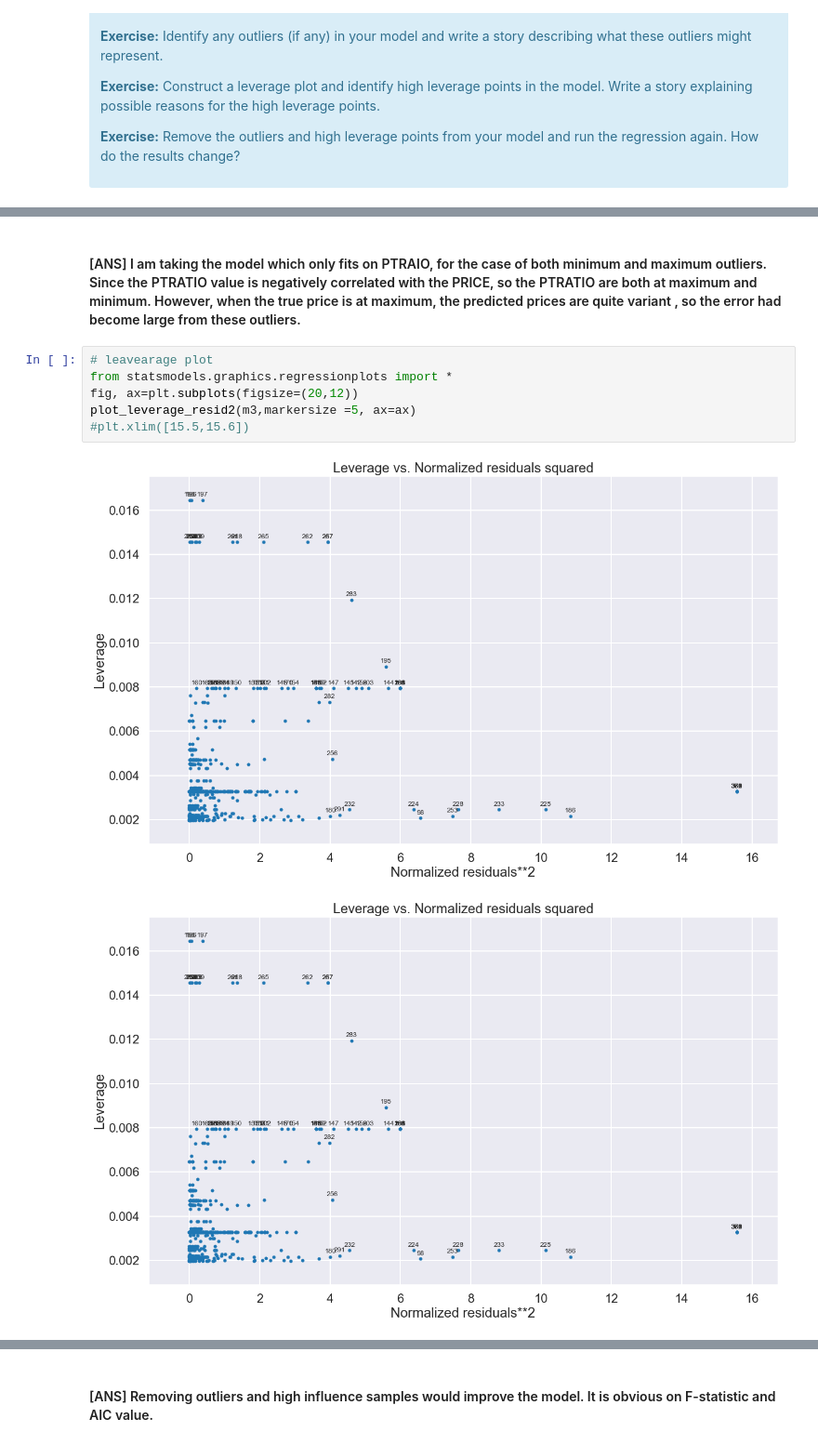
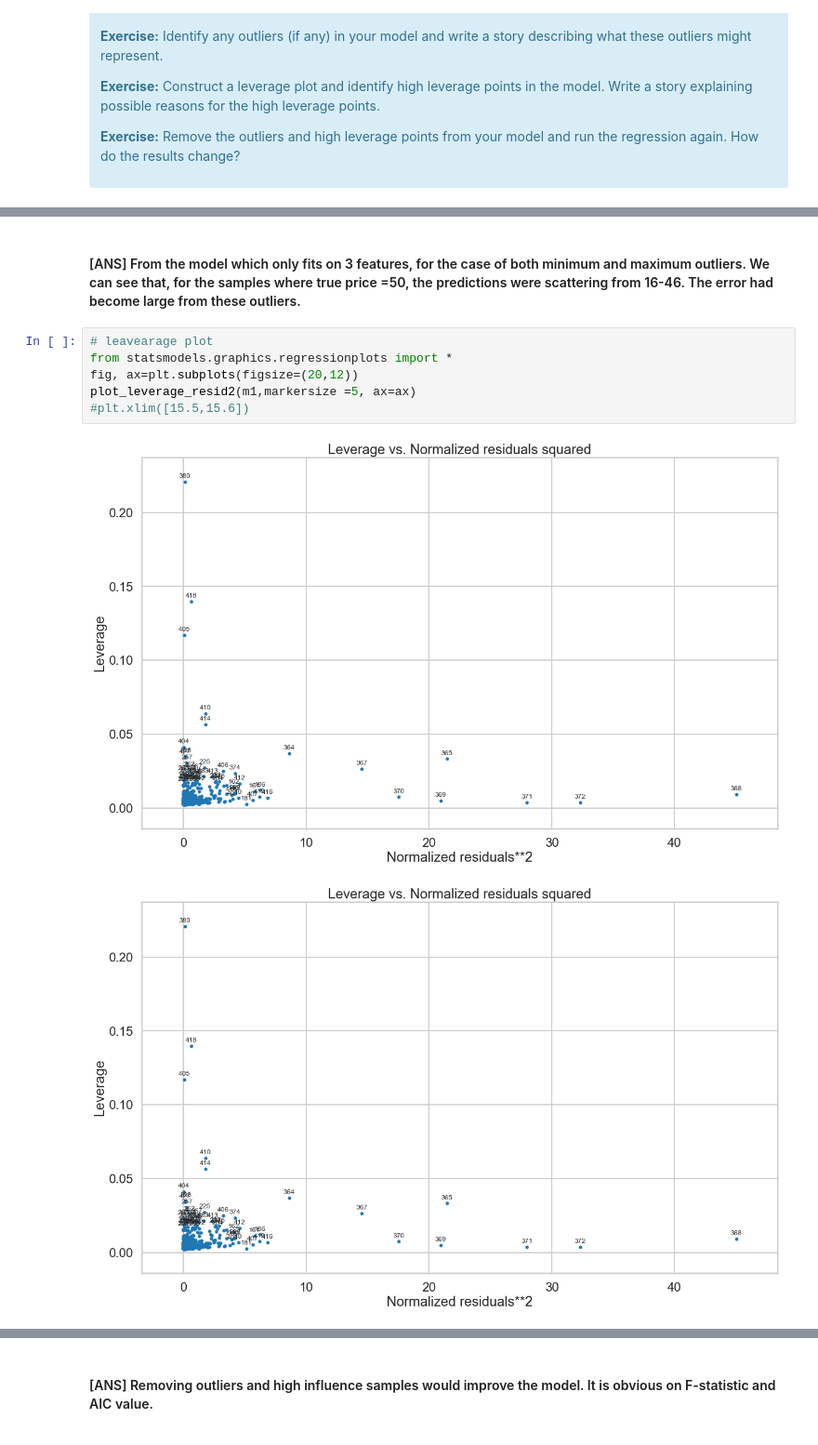
Before and after one commit to rt0161/10.1.5-LinearRegression-Boston-Housing-Dataset, a Jupyter notebook: Mini_Project_Linear_Regression.ipynb, the cells around one changed output, grey strips where cells are left out. Shown at 93% size. Cells and saved outputs as stored; diff of their text form.

Commit message:
with updates on the last answer.
Use model fixed on 3 features

```diff
--- a/Mini_Project_Linear_Regression.ipynb
+++ b/Mini_Project_Linear_Regression.ipynb
@@ -1095,13 +1095,13 @@ dtype: float64
 dtype: float64
 # %% [markdown]
-#### [ANS] I am taking the model which only fits on PTRAIO, for the case of both minimum and maximum outliers. Since the PTRATIO value is negatively correlated with the PRICE, so the PTRATIO are both at maximum and minimum. However, when the true price is at maximum, the predicted prices are quite variant , so the error had become large from these outliers.
+#### [ANS] From the model which only fits on 3 features, for the case of both minimum and maximum outliers. We can see that, for the samples where true price =50, the predictions were scattering from 16-46.  The error had become large from these outliers.
 # %%
 # leavearage plot
 from statsmodels.graphics.regressionplots import *
 fig, ax=plt.subplots(figsize=(20,12))
-plot_leverage_resid2(m3,markersize =5, ax=ax)
+plot_leverage_resid2(m1,markersize =5, ax=ax)
 #plt.xlim([15.5,15.6])
 # %% [output]
-[figure, old version]
+[figure, new version]
-[figure, old version]
+[figure, new version]
 # %%
```
Also changed, not shown: parts of 13 cells of this notebook.
